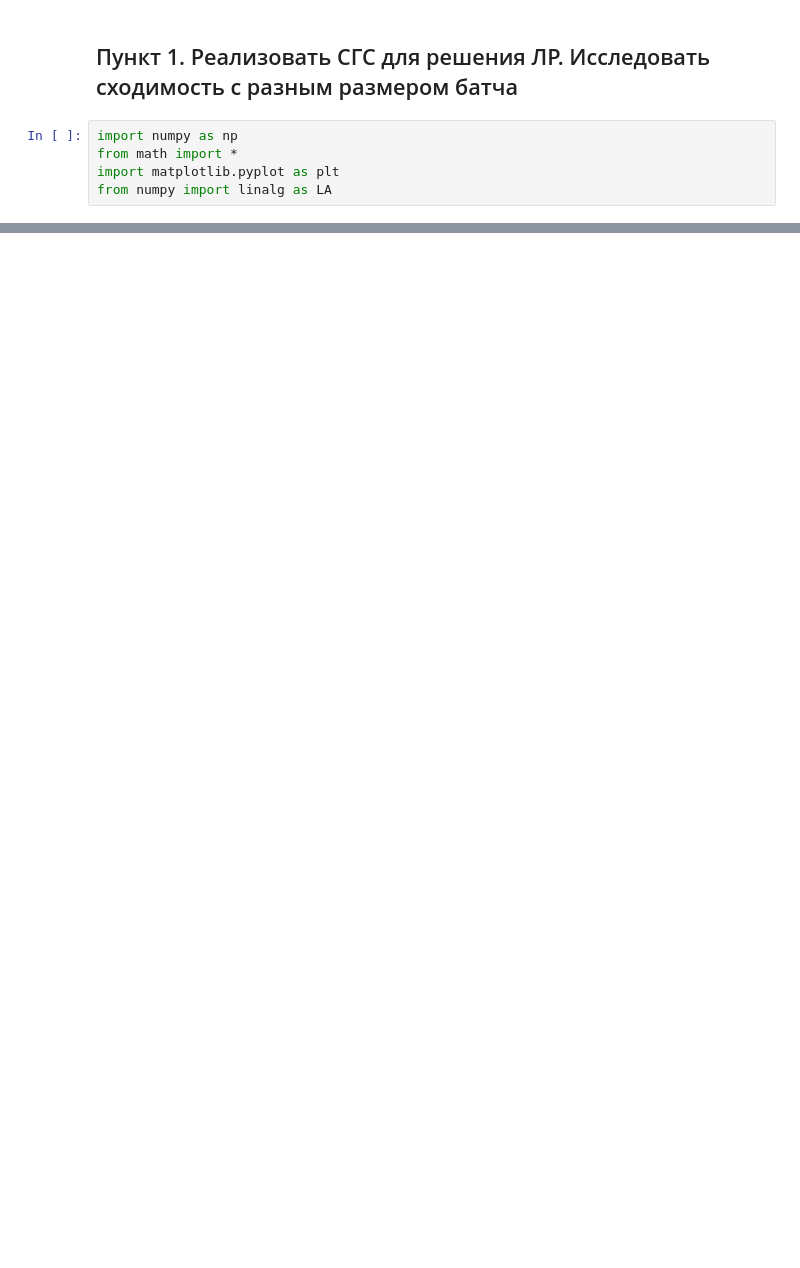
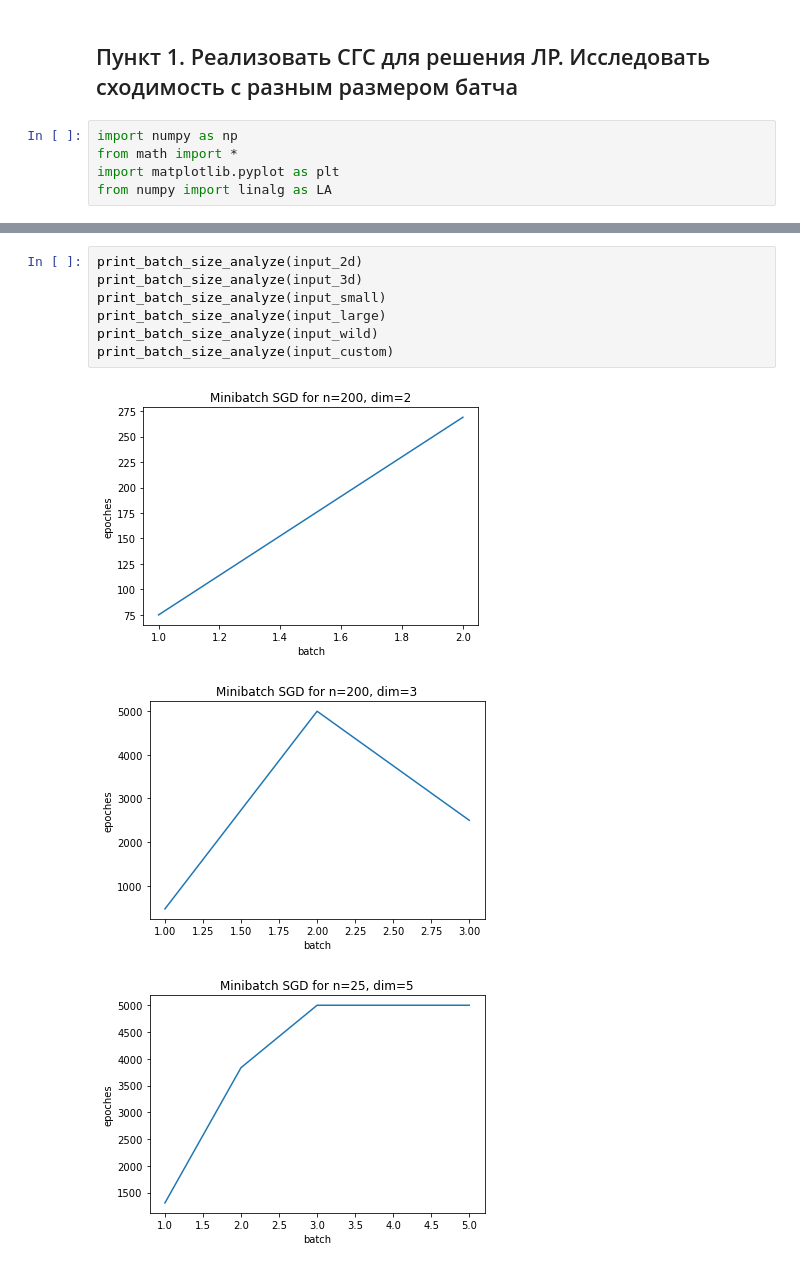
Before and after one commit to Volodka22/MetOpt, a Jupyter notebook: lab2/linear-regression.ipynb, the cells around one changed output, grey strips where cells are left out. Saved outputs shown, nothing was run; the diff lists cells and outputs as text; blank space fills up the shorter version.

```diff
--- a/lab2/linear-regression.ipynb
+++ b/lab2/linear-regression.ipynb
@@ -138,0 +179,11 @@ batch_size_analyze(input_large)
+# %%
+print_batch_size_analyze(input_2d)
+print_batch_size_analyze(input_3d)
+print_batch_size_analyze(input_small)
+print_batch_size_analyze(input_large)
+print_batch_size_analyze(input_wild)
+print_batch_size_analyze(input_custom)
+# %% [output]
+[figure, added]
+[figure, added]
+[figure, added]
```
Also changed, not shown: parts of 20 cells of this notebook.
